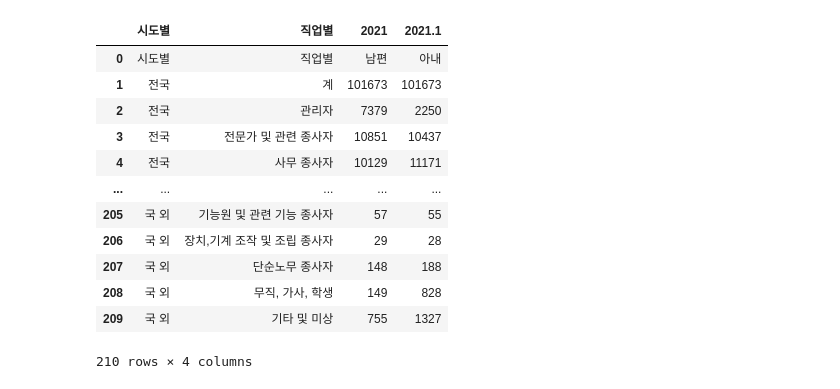
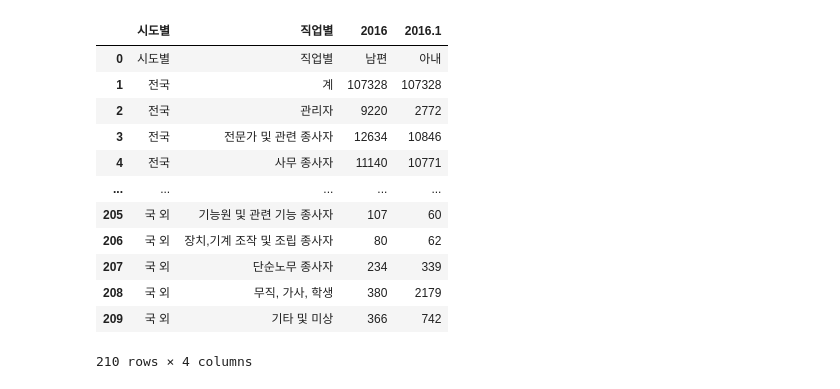
Before and after one commit to jakekwon1/semi-, a Jupyter notebook: 통계/work.ipynb, the cells around one changed output. Saved outputs shown, nothing was run; the diff lists cells and outputs as text; code cells hidden in the pictures.

```diff
--- a/통계/work.ipynb
+++ b/통계/work.ipynb
@@ -26,16 +0,0 @@ df1
-# %%
-df2
-# %% [output]
-|  | 시도별 | 직업별 | 2021 | 2021.1 |
-| 0 | 시도별 | 직업별 | 남편 | 아내 |
-| 1 | 전국 | 계 | 101673 | 101673 |
-| 2 | 전국 | 관리자 | 7379 | 2250 |
-| 3 | 전국 | 전문가 및 관련 종사자 | 10851 | 10437 |
-| 4 | 전국 | 사무 종사자 | 10129 | 11171 |
-| ... | ... | ... | ... | ... |
-| 205 | 국 외 | 기능원 및 관련 기능 종사자 | 57 | 55 |
-| 206 | 국 외 | 장치,기계 조작 및 조립 종사자 | 29 | 28 |
-| 207 | 국 외 | 단순노무 종사자 | 148 | 188 |
-| 208 | 국 외 | 무직, 가사, 학생 | 149 | 828 |
-| 209 | 국 외 | 기타 및 미상 | 755 | 1327 |
-210 rows × 4 columns
@@ -41,0 +11,22 @@ df2
+# %%
+df1 = pd.read_csv('./부산 직업별 인력 현황 2016.csv',encoding='CP949')
+df2 = pd.read_csv('./이혼사유 2016.csv',encoding='CP949')
+df3 = pd.read_csv('./직종별 근무 시간, 임금 2016.csv',encoding='CP949')
+df4 = pd.read_csv('./직종별 이혼자수 2016.csv',encoding='CP949')
+df4
+
+#13,821
+# %% [output]
+|  | 시도별 | 직업별 | 2016 | 2016.1 |
+| 0 | 시도별 | 직업별 | 남편 | 아내 |
+| 1 | 전국 | 계 | 107328 | 107328 |
+| 2 | 전국 | 관리자 | 9220 | 2772 |
+| 3 | 전국 | 전문가 및 관련 종사자 | 12634 | 10846 |
+| 4 | 전국 | 사무 종사자 | 11140 | 10771 |
+| ... | ... | ... | ... | ... |
+| 205 | 국 외 | 기능원 및 관련 기능 종사자 | 107 | 60 |
+| 206 | 국 외 | 장치,기계 조작 및 조립 종사자 | 80 | 62 |
+| 207 | 국 외 | 단순노무 종사자 | 234 | 339 |
+| 208 | 국 외 | 무직, 가사, 학생 | 380 | 2179 |
+| 209 | 국 외 | 기타 및 미상 | 366 | 742 |
+210 rows × 4 columns
```
Also changed, not shown: parts of 8 cells of this notebook, 4 other files.
